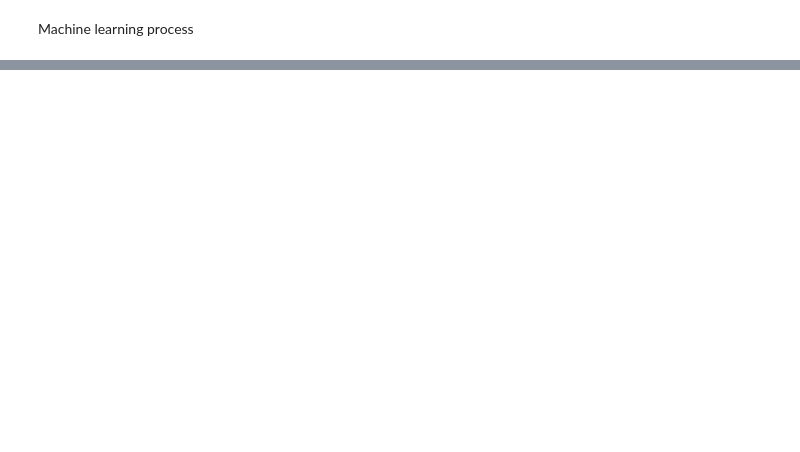
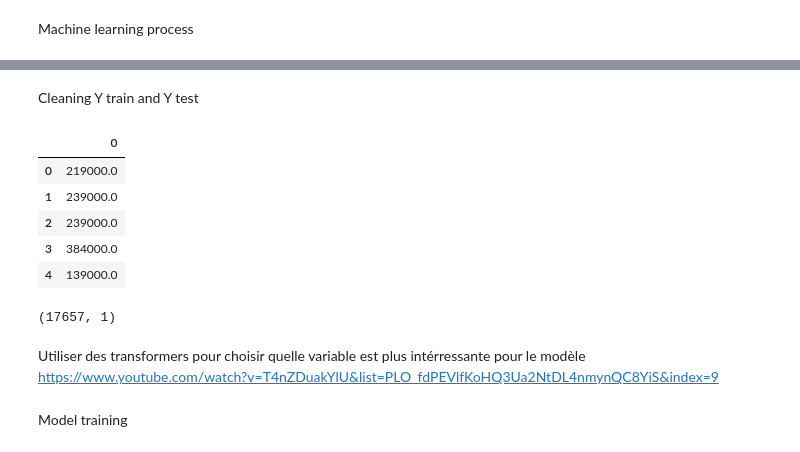
Before and after one commit to AdrienPiette/immoModel, a Jupyter notebook: datacleaning.ipynb, the cells around one changed output, grey strips where cells are left out. Saved outputs shown, nothing was run; the diff lists cells and outputs as text; code cells hidden in the pictures; blank space fills up the shorter version.

```diff
--- a/datacleaning.ipynb
+++ b/datacleaning.ipynb
@@ -59,8 +58,8 @@ def clean_data(df):
     df = df[df['constructionyear'] > 1950]
     # Filter rows based on column: 'constructionyear'
     df = df[df['constructionyear'] < 2025]
-    # Replace missing values with the most common value of each column in: 'locality'
-    df = df.fillna({'locality': df['locality'].mode()[0]})
+
+    df = df.drop(columns=['locality'])
     # Drop column: 'monthlycharges'
     df = df.drop(columns=['monthlycharges'])
     # Filter rows based on column: 'numberoffacades'
@@ -87,5 +86,8 @@ def clean_data(df):
 df = pd.read_csv(r'c:\Users\pieta\OneDrive\Bureau\immoModeltraining\immoModel\cleaned_dataset.csv')
 
 df_clean = clean_data(df.copy())
+
+print(df_clean.shape)
+print(df_clean.info())
 df_clean.head()
 # %% [output]
@@ -113,7 +132,7 @@ constructionyear, district, floodingzone, subtypeofproperty, typeofsale
 import pandas as pd
 from sklearn.preprocessing import OneHotEncoder
 
-columns_to_encode = ['constructionyear', 'district', 'floodingzone', 'subtypeofproperty', 'typeofsale', 'locality', 'peb','province', 'region']
+columns_to_encode = ['constructionyear', 'district', 'floodingzone', 'subtypeofproperty', 'typeofsale', 'peb','province', 'region']
 
 data_to_encode = df_clean[columns_to_encode]
 
@@ -125,5 +144,7 @@ encoded_df = pd.DataFrame(encoded_data.toarray(), columns=one.get_feature_names_
 
 df_final = pd.concat([df_clean.drop(columns=columns_to_encode), encoded_df], axis=1)
 
-df_final.head(5)
+print(df_final.shape)
+print(df_final.info())
+df_final.head()
 # %% [output]
@@ -138,0 +184,14 @@ Machine learning process
+# %%
+from sklearn.model_selection import train_test_split
+
+df = df_final
+
+y = np.array(df ['price'])
+X = np.array(df.drop(columns=['price']))
+
+X_train, X_test, y_train, y_test = train_test_split(X, y, test_size=0.2, random_state=42)
+
+print("X_train shape:", X_train.shape)
+print("X_test shape:", X_test.shape)
+print("y_train shape:", y_train.shape)
+print("y_test shape:", y_test.shape)
@@ -138,0 +251,46 @@ Machine learning process
+# %% [markdown]
+Cleaning Y train and Y test
+# %%
+y_train
+
+import pandas as pd
+
+def clean_data(y_train_df):
+    # Replace missing values with the median of each column in: 0
+    y_train_df = y_train_df.fillna({0: y_train_df[0].median()})
+    return y_train_df
+
+# Loaded variable 'y_train' from kernel state
+y_train_df = pd.DataFrame(y_train.tolist() if len(y_train.shape) > 2 else y_train)
+
+y_train_df_clean = clean_data(y_train_df.copy())
+y_train_df_clean.head()
+# %% [output]
+|  | 0 |
+| 0 | 219000.0 |
+| 1 | 239000.0 |
+| 2 | 239000.0 |
+| 3 | 384000.0 |
+| 4 | 139000.0 |
+# %%
+y_test
+
+import pandas as pd
+
+def clean_data(y_test_df):
+    # Replace missing values with 0 in column: 0
+    y_test_df = y_test_df.fillna({0: 0})
+    return y_test_df
+
+# Loaded variable 'y_test' from kernel state
+y_test_df = pd.DataFrame(y_test.tolist() if len(y_test.shape) > 2 else y_test)
+
+y_test_df_clean = clean_data(y_test_df.copy())
+y_test_df_clean.shape
+# %% [output]
+(17657, 1)
+# %% [markdown]
+Utiliser des transformers pour choisir quelle variable est plus intérressante pour le modèle
+https://www.youtube.com/watch?v=T4nZDuakYlU&list=PLO_fdPEVlfKoHQ3Ua2NtDL4nmynQC8YiS&index=9
+# %% [markdown]
+Model training
```
Also changed, not shown: parts of 11 cells of this notebook.
